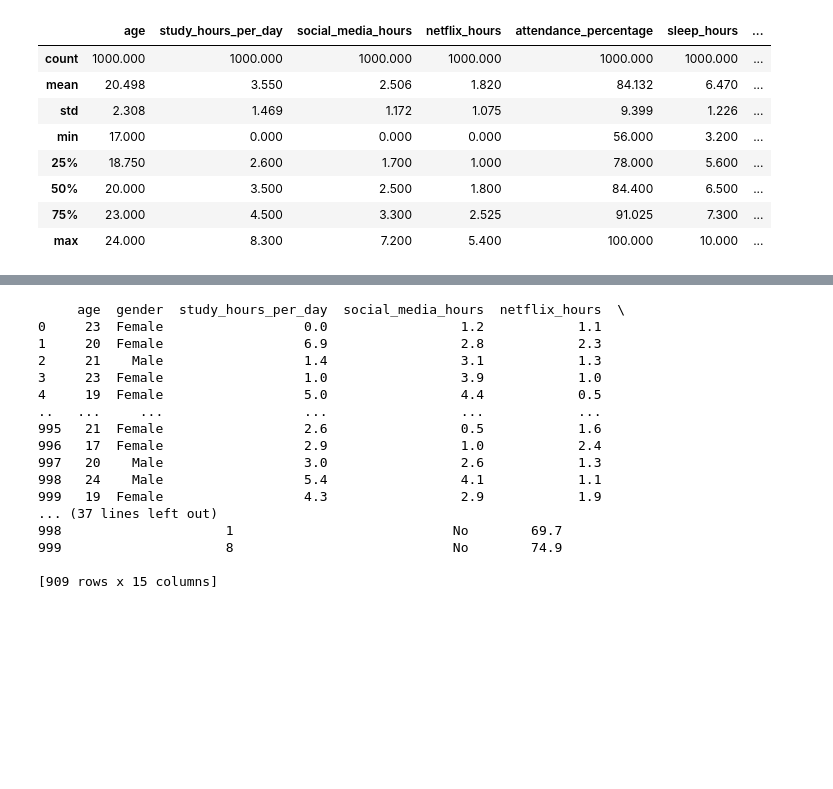
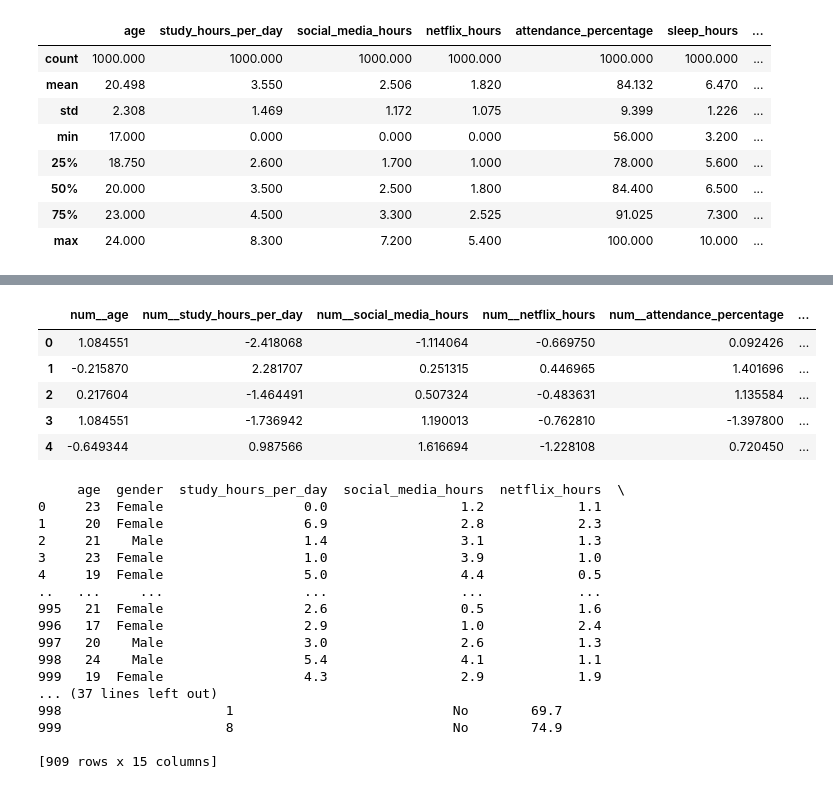
Before and after one commit to gapalfaro-cmyk/Proyecto-de-fin-de-modulo-6---Alfaro-Badillo-Cruz-Perez-Rupit, a Jupyter notebook: Modulo_VI_Equipo_15_Habits.ipynb, the cells around one changed output, grey strips where cells are left out. Saved outputs shown, nothing was run; the diff lists cells and outputs as text; code cells hidden in the pictures; blank space fills up the shorter version.

Commit message:
Preprocesamiento Teriminado: Onehot, OrdinalEncoder, Imputación de NaN y estandarización de variables numericas

```diff
--- a/Modulo_VI_Equipo_15_Habits.ipynb
+++ b/Modulo_VI_Equipo_15_Habits.ipynb
@@ -180,3 +258,18 @@ for col in cols_cualitativas:
+# %%
+# Esto es para ver el dataframe trasformado por si es útil ponerlo en el reporte
+# ya que los piplines lo convierte a arranges abstractos sin nombres.
+
+nombres_columnas = pipeline_final.named_steps['preprocess'].get_feature_names_out()
+df_procesado = pd.DataFrame(X_procesado_array, columns=nombres_columnas)
+
+display(df_procesado.head())
+# %% [output]
+|  | num__age | num__study_hours_per_day | num__social_media_hours | num__netflix_hours | num__attendance_percentage | ... |
+| 0 | 1.084551 | -2.418068 | -1.114064 | -0.669750 | 0.092426 | ... |
+| 1 | -0.215870 | 2.281707 | 0.251315 | 0.446965 | 1.401696 | ... |
+| 2 | 0.217604 | -1.464491 | 0.507324 | -0.483631 | 1.135584 | ... |
+| 3 | 1.084551 | -1.736942 | 1.190013 | -0.762810 | -1.397800 | ... |
+| 4 | -0.649344 | 0.987566 | 1.616694 | -1.228108 | 0.720450 | ... |
 # %%
 # Eliminando valores missing
 habits_nomiss = df_habits.dropna()
```
Also changed, not shown: parts of 9 cells of this notebook.
